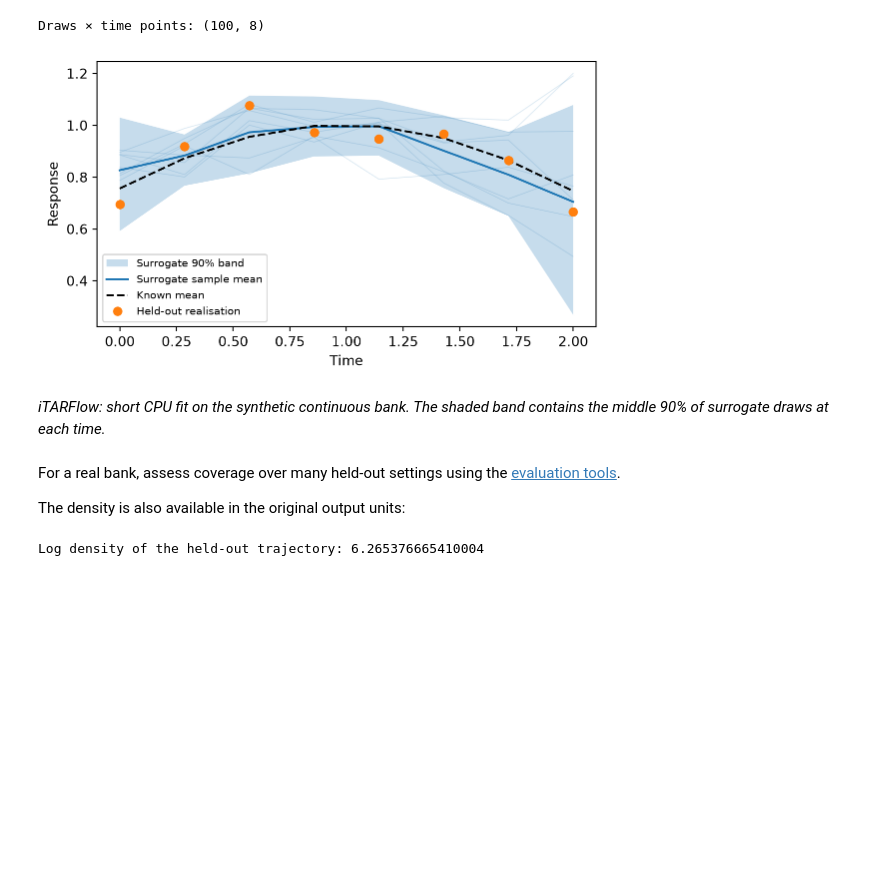
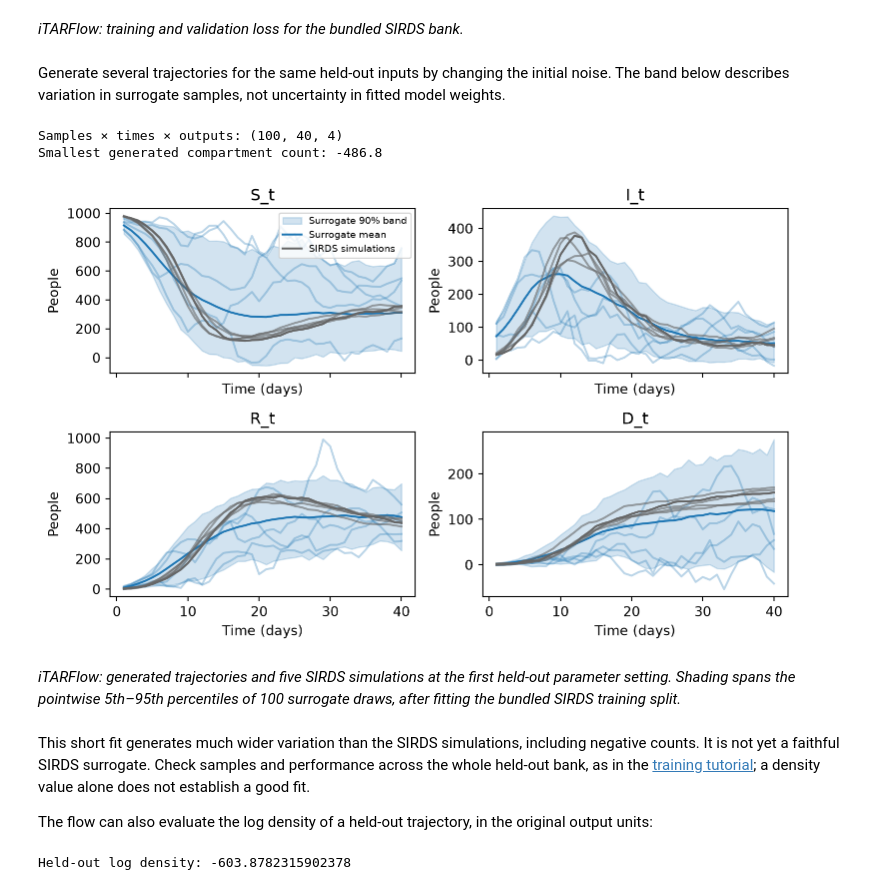
Before and after one commit to OJWatson/metis, a Jupyter notebook: models/normalising-flow.ipynb, the cells around one changed output. Saved outputs shown, nothing was run; the diff lists cells and outputs as text; code cells hidden in the pictures; blank space fills up the shorter version.

Commit message:
Publish tutorials from b20b270c079a

```diff
--- a/models/normalising-flow.ipynb
+++ b/models/normalising-flow.ipynb
@@ -203,8 +252,15 @@ split = bank.split(seed=42)
+# %%
+import numpy as np
+import matplotlib.pyplot as plt
+from metis import load_example, Surrogate, TrainingConfig
+
+bank = load_example()
+split = bank.split(seed=42)
 # %%
 model = Surrogate(
     "itarflow",
     model_options={"channels": 32, "num_blocks": 2, "num_layers": 1, "num_heads": 2},
 ).fit(
     split.train, split.validation,
-    config=TrainingConfig(steps=300, batch_size=32, eval_every=50, seed=42),
+    config=TrainingConfig(steps=1000, batch_size=64, eval_every=100, seed=42),
 )
@@ -215,36 +283,51 @@ model's variability, not uncertainty in its fitted weights.
+# %% [markdown]
+*iTARFlow: training and validation loss for the bundled SIRDS bank.*
+# %% [markdown]
+Generate several trajectories for the same held-out inputs by changing the
+initial noise. The band below describes variation in surrogate samples, not
+uncertainty in fitted model weights.
 # %%
-theta = split.test.inputs[:1]
-draws = model.sample(theta, n_samples=100, seed=13)[0, :, :, 0]
-expected = theta[0, 0] * (1 + np.sin(times)) + 0.3 * np.cos(times)
-print("Draws × time points:", draws.shape)
+inputs = split.test.inputs[:1]
+draws = model.sample(inputs, n_samples=100, seed=13)[0]
+print("Samples × times × outputs:", draws.shape)
+print(f"Smallest generated compartment count: {draws.min():.1f}")
 # %% [output]
-Draws × time points: (100, 8)
+Samples × times × outputs: (100, 40, 4)
+Smallest generated compartment count: -486.8
 # %%
 #| code-fold: true
-#| code-summary: "Plot generated trajectories"
-#| fig-cap: "iTARFlow: short CPU fit on the synthetic continuous bank. The shaded band contains the middle 90% of surrogate draws at each time."
+#| code-summary: "Compare surrogate samples with SIRDS simulations"
+#| fig-cap: "iTARFlow: generated trajectories and five SIRDS simulations at the first held-out parameter setting. Shading spans the pointwise 5th–95th percentiles of 100 surrogate draws, after fitting the bundled SIRDS training split."
+same_inputs = np.all(split.test.inputs == inputs[0], axis=1)
+replicates = split.test.outputs[same_inputs]
 low, high = np.quantile(draws, [0.05, 0.95], axis=0)
-fig, ax = plt.subplots(figsize=(6, 3.5))
-ax.fill_between(times, low, high, alpha=0.25, label="Surrogate 90% band")
-ax.plot(times, draws[:8].T, color="C0", alpha=0.15, linewidth=0.7)
-ax.plot(times, draws.mean(axis=0), color="C0", label="Surrogate sample mean")
-ax.plot(times, expected, "--", color="black", label="Known mean")
-ax.plot(times, split.test.outputs[0, :, 0], "o", color="C1", label="Held-out realisation")
-ax.set(xlabel="Time", ylabel="Response")
-ax.legend(fontsize=8)
+fig, axes = plt.subplots(2, 2, figsize=(8, 5), sharex=True)
+for channel, ax in enumerate(axes.flat):
+    ax.fill_between(bank.times, low[:, channel], high[:, channel],
+                    color="C0", alpha=0.2, label="Surrogate 90% band")
+    ax.plot(bank.times, draws[:5, :, channel].T, color="C0", alpha=0.3)
+    ax.plot(bank.times, draws.mean(axis=0)[:, channel], color="C0", label="Surrogate mean")
+    ax.plot(bank.times, replicates[:, :, channel].T, color="0.4", alpha=0.6)
+    ax.plot(bank.times, replicates[0, :, channel], color="0.4", label="SIRDS simulations")
+    ax.set(title=bank.output_names[channel], xlabel="Time (days)", ylabel="People")
+axes[0, 0].legend(fontsize=7)
 fig.tight_layout()
 plt.show()
 # %% [output]
-[figure, old version]
+[figure, new version]
-# %% [markdown]
-*iTARFlow: short CPU fit on the synthetic continuous bank. The shaded band contains the middle 90% of surrogate draws at each time.*
-# %% [markdown]
-For a real bank, assess coverage over many held-out settings using the
-[evaluation tools](https://ojwatson.github.io/metis/package/evaluation.html).
-
-The density is also available in the original output units:
+# %% [markdown]
+*iTARFlow: generated trajectories and five SIRDS simulations at the first held-out parameter setting. Shading spans the pointwise 5th–95th percentiles of 100 surrogate draws, after fitting the bundled SIRDS training split.*
+# %% [markdown]
+This short fit generates much wider variation than the SIRDS simulations,
+including negative counts. It is not yet a faithful SIRDS surrogate. Check
+samples and performance across the whole held-out bank, as in the
+[training tutorial](https://ojwatson.github.io/metis/basics/training.html); a density value alone does not
+establish a good fit.
+
+The flow can also evaluate the log density of a held-out trajectory, in the
+original output units:
 # %%
-log_density = model.log_prob(theta, split.test.outputs[:1])
-print("Log density of the held-out trajectory:", log_density[0])
+log_density = model.log_prob(inputs, split.test.outputs[:1])
+print("Held-out log density:", log_density[0])
 # %% [output]
-Log density of the held-out trajectory: 6.265376665410004
+Held-out log density: -603.8782315902378
```
Also changed, not shown: parts of 10 cells of this notebook, 14 other files.
